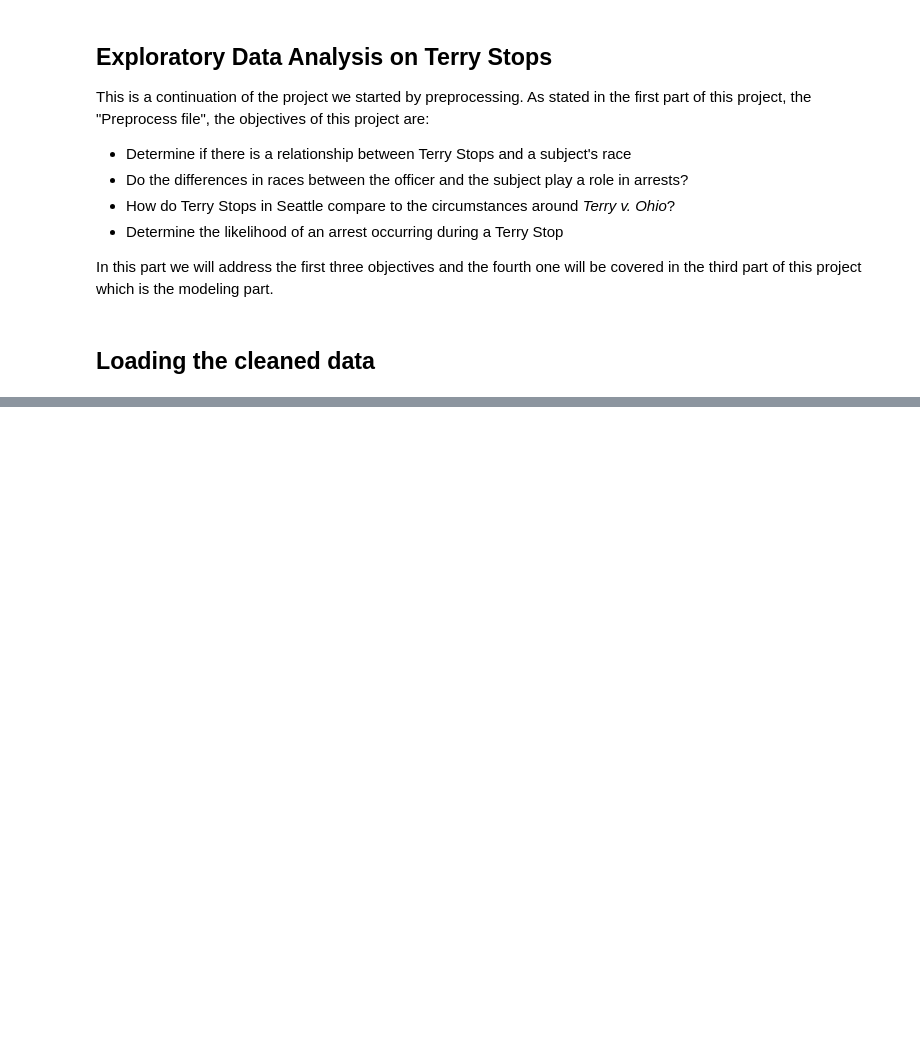
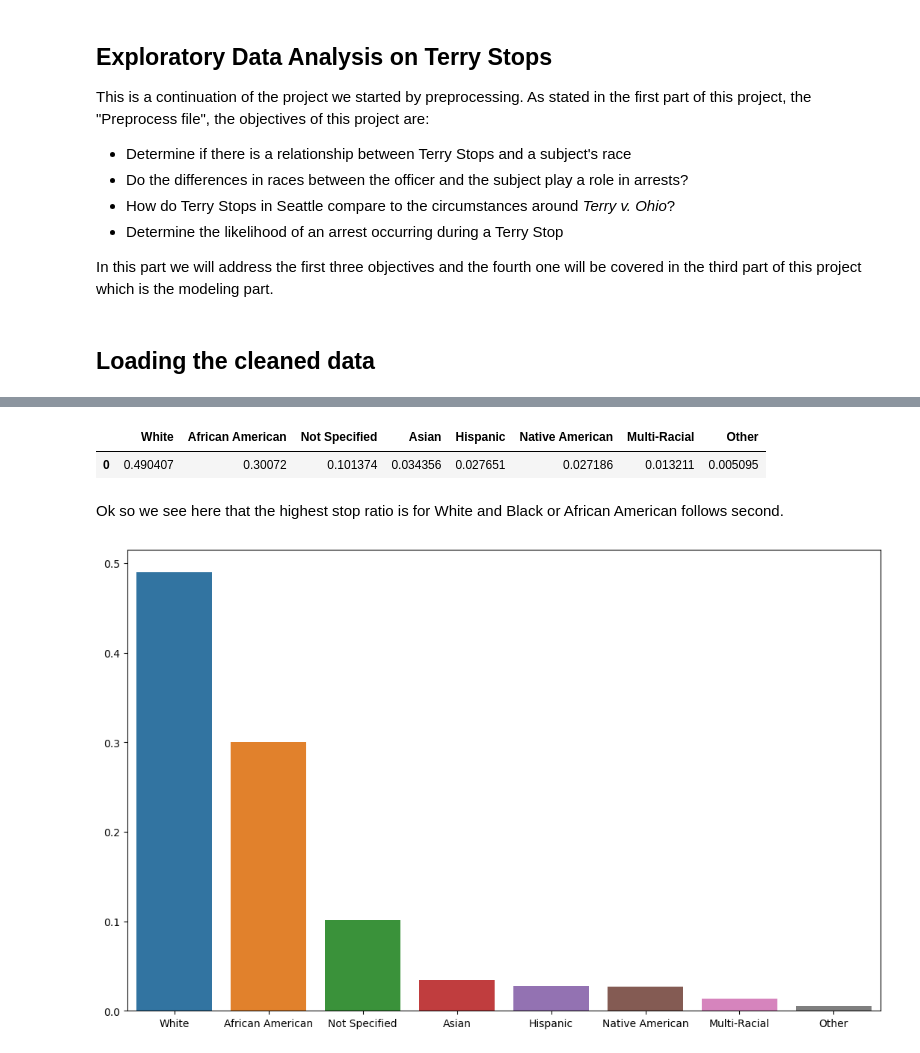
Before and after one commit to ShamlaA/Terry-Traffic-Stops-Prediction-for-Racial-Bias, a Jupyter notebook: Terry_stops_EDA.ipynb, the cells around one changed output, grey strips where cells are left out. Drawn from its saved outputs; the diff is of its cells as text; code cells hidden in the pictures; blank space fills up the shorter version.

Commit message:
started eda and first visualization

```diff
--- a/Terry_stops_EDA.ipynb
+++ b/Terry_stops_EDA.ipynb
@@ -35,0 +61,54 @@ cols_to_drop = []
+# %%
+# Values for each race in the dataset
+White = 29548
+African_American = 18119
+Not_Specified = 6108
+Asian = 2070
+Hispanic = 1666
+Native_American = 1638
+Multi_Racial = 796
+Other = 307
+
+# Calculating the stop ratios for each race
+stop_ratio_white = White / len(df['stop_resolution'])
+stop_ratio_African_American = African_American / len(df['stop_resolution'])
+stop_ratio_Not_Specified = Not_Specified / len(df['stop_resolution'])
+stop_ratio_Asian = Asian / len(df['stop_resolution'])
+stop_ratio_Hispanic = Hispanic / len(df['stop_resolution'])
+stop_ratio_Native_American = Native_American / len(df['stop_resolution'])
+stop_ratio_Multi_Racial = Multi_Racial / len(df['stop_resolution'])
+stop_ratio_Other = Other / len(df['stop_resolution'])
+
+# Creating a dataframe to display the stop ratios
+keys = ['White', 'African American', 'Not Specified', 'Asian',
+        'Hispanic', 'Native American', 'Multi-Racial', 'Other']
+vals = [stop_ratio_white, stop_ratio_African_American, stop_ratio_Not_Specified,
+        stop_ratio_Asian, stop_ratio_Hispanic, stop_ratio_Native_American, stop_ratio_Multi_Racial, stop_ratio_Other]
+
+ratio = {}
+
+for key in keys:
+    for val in vals:
+        ratio[key] = val
+        vals.remove(val)
+        break
+
+
+stop_ratio_df = pd.DataFrame(ratio, index=[0])
+stop_ratio_df
+# %% [output]
+|  | White | African American | Not Specified | Asian | Hispanic | Native American | Multi-Racial | Other |
+| 0 | 0.490407 | 0.30072 | 0.101374 | 0.034356 | 0.027651 | 0.027186 | 0.013211 | 0.005095 |
+# %% [markdown]
+Ok so we see here that the highest stop ratio is for White and Black or African American follows second.
+# %%
+# let us plot this ratios
+
+fig = plt.figure(figsize=(13,8))
+
+sns.barplot(data=stop_ratio_df)
+sns.xlabel=('Race')
+sns.ylabel=('Percentage of Respective Population'),
+sns.title=('Proportion of People Stopped According' + ' to Respective Population')
+# %% [output]
+[figure, added]
```
Also changed, not shown: parts of 8 cells of this notebook, 2 other files.
